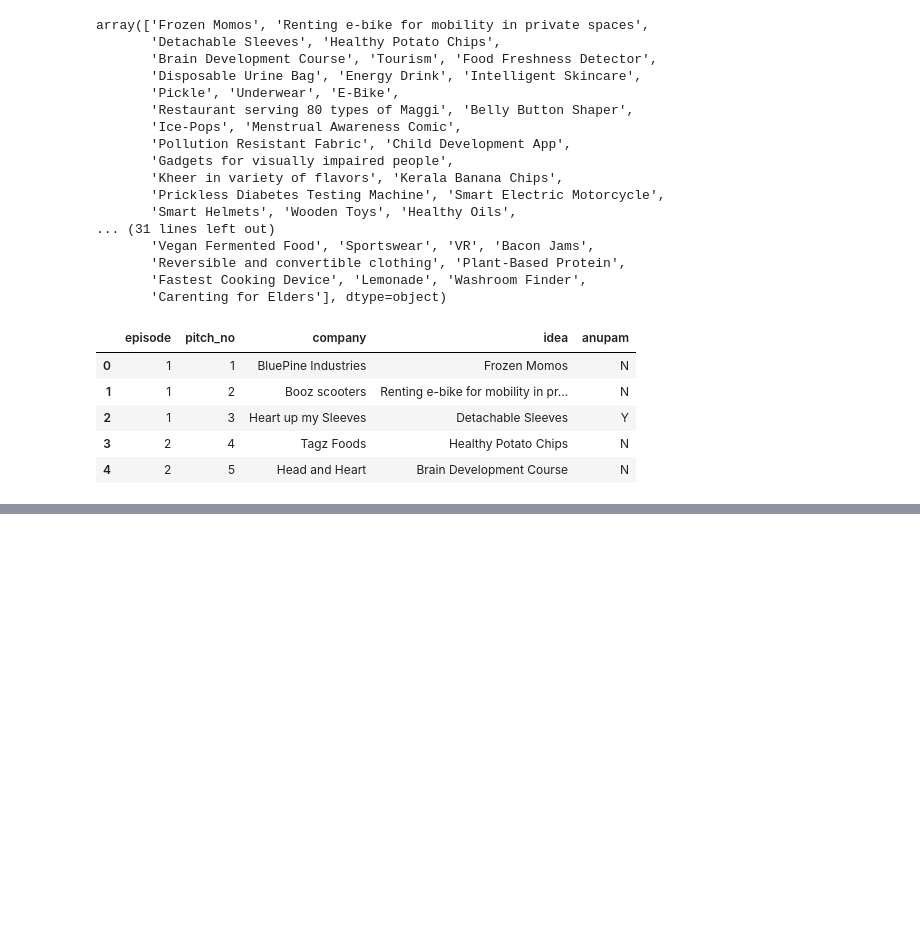
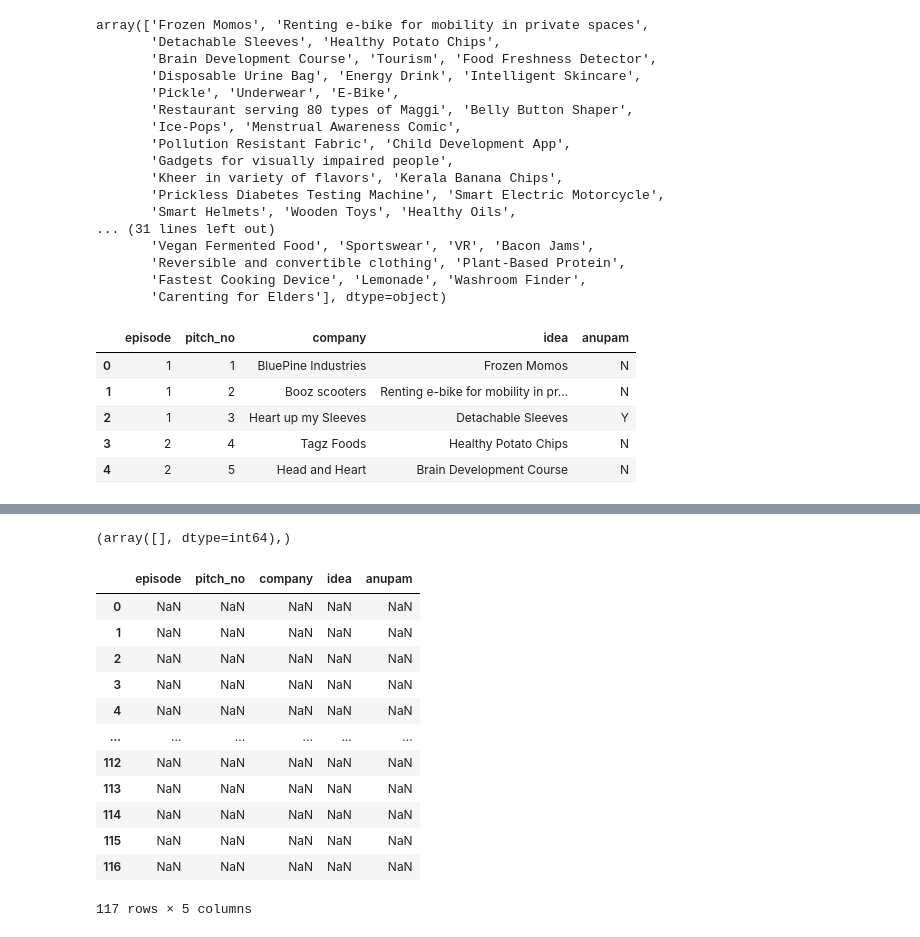
Before and after one commit to poojsaini030/poojsaini030, a Jupyter notebook: notebook93fd813ddb.ipynb, the cells around one changed output, grey strips where cells are left out. Drawn from its saved outputs; the diff is of its cells as text; code cells hidden in the pictures; blank space fills up the shorter version.

```diff
--- a/notebook93fd813ddb.ipynb
+++ b/notebook93fd813ddb.ipynb
@@ -132,0 +215,20 @@ dataframe.head()
+# %%
+np.where(dataframe["pitch_no"].isnull()==True)
+# %% [output]
+(array([], dtype=int64),)
+# %%
+dataframe[dataframe.isna()==True]
+# %% [output]
+|  | episode | pitch_no | company | idea | anupam |
+| 0 | NaN | NaN | NaN | NaN | NaN |
+| 1 | NaN | NaN | NaN | NaN | NaN |
+| 2 | NaN | NaN | NaN | NaN | NaN |
+| 3 | NaN | NaN | NaN | NaN | NaN |
+| 4 | NaN | NaN | NaN | NaN | NaN |
+| ... | ... | ... | ... | ... | ... |
+| 112 | NaN | NaN | NaN | NaN | NaN |
+| 113 | NaN | NaN | NaN | NaN | NaN |
+| 114 | NaN | NaN | NaN | NaN | NaN |
+| 115 | NaN | NaN | NaN | NaN | NaN |
+| 116 | NaN | NaN | NaN | NaN | NaN |
+117 rows × 5 columns
```
Also changed, not shown: parts of 11 cells of this notebook.
